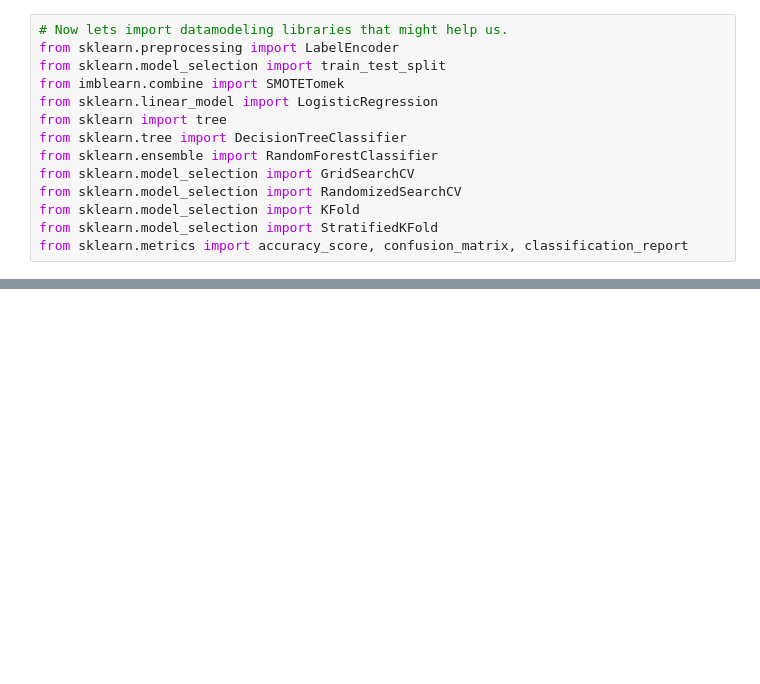
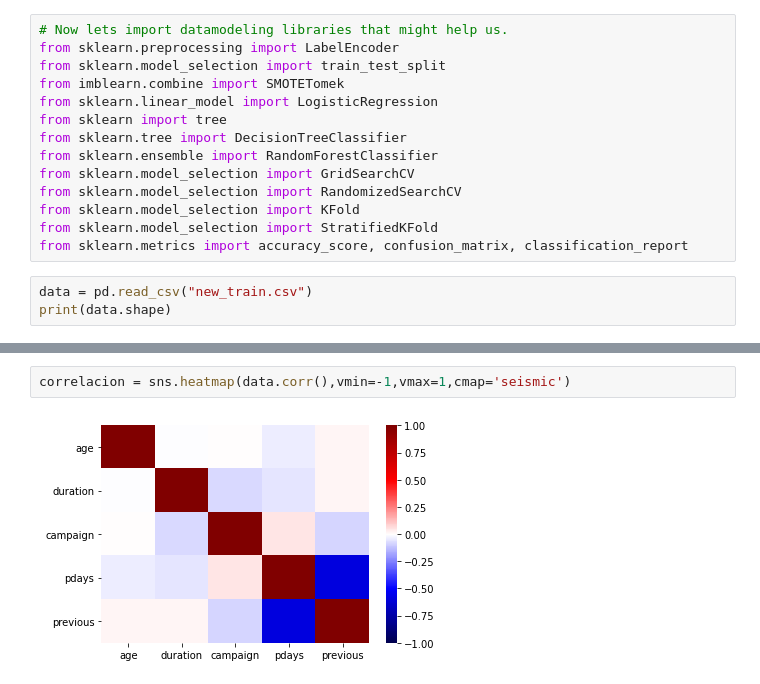
Before and after one commit to JBarillas/MachineLearningModels-2021, a Jupyter notebook: Project1/Project1.ipynb, the cells around one changed output, grey strips where cells are left out. Saved outputs shown, nothing was run; the diff lists cells and outputs as text; blank space fills up the shorter version.

```diff
--- a/Project1/Project1.ipynb
+++ b/Project1/Project1.ipynb
@@ -46,3 +43,6 @@ from sklearn.model_selection import RandomizedSearchCV
 from sklearn.model_selection import KFold
 from sklearn.model_selection import StratifiedKFold
 from sklearn.metrics import accuracy_score, confusion_matrix, classification_report
+# %%
+data = pd.read_csv("new_train.csv")
+print(data.shape)
@@ -48,0 +137,4 @@ from sklearn.metrics import accuracy_score, confusion_matrix, classification_rep
+# %%
+correlacion = sns.heatmap(data.corr(),vmin=-1,vmax=1,cmap='seismic')
+# %% [output]
+[figure, added]
```
Also changed, not shown: parts of 49 cells of this notebook, 9 other files.
